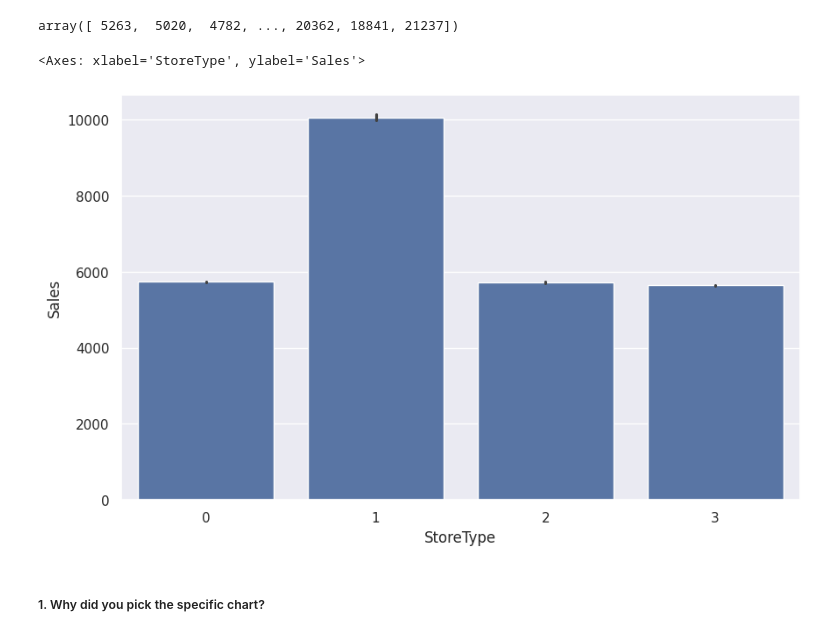
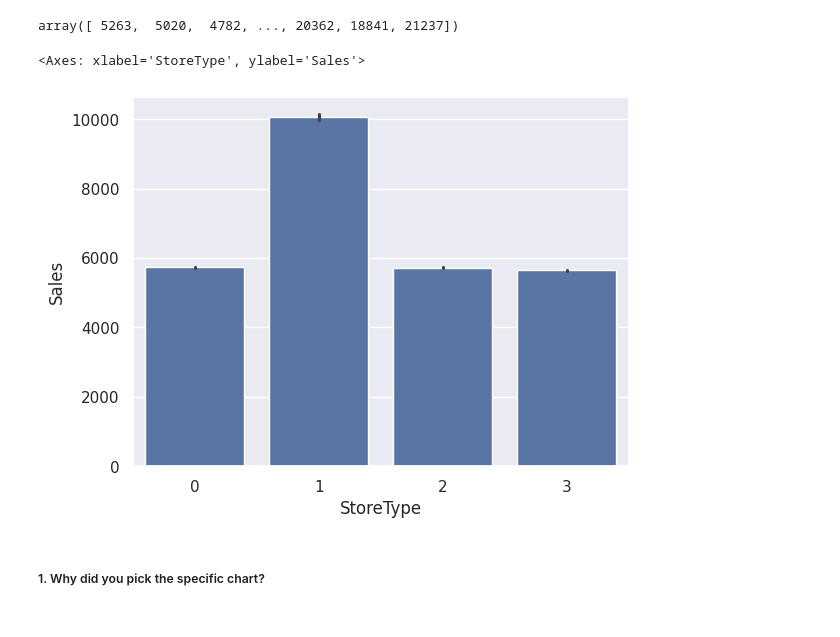
Before and after one commit to adityapatil4141/Retail-Store-Prediction, a Jupyter notebook: Retail_Sales_Prediction.ipynb, the cells around one changed output. Saved outputs shown, nothing was run; the diff lists cells and outputs as text; code cells hidden in the pictures.

```diff
--- a/Retail_Sales_Prediction.ipynb
+++ b/Retail_Sales_Prediction.ipynb
@@ -796,11 +793,11 @@ df.Sales.unique()
 # %% [output]
 array([ 5263,  5020,  4782, ..., 20362, 18841, 21237])
 # %%
-plt.figure(figsize=(10,6))
+# plt.figure(figsize=(10,6))
 sns.barplot(x=df.StoreType,y=df.Sales)
 # %% [output]
 <Axes: xlabel='StoreType', ylabel='Sales'>
-[figure, old version]
+[figure, new version]
 # %% [markdown]
 ##### 1. Why did you pick the specific chart?
 # %% [markdown]
```
Also changed, not shown: parts of 181 cells of this notebook.
